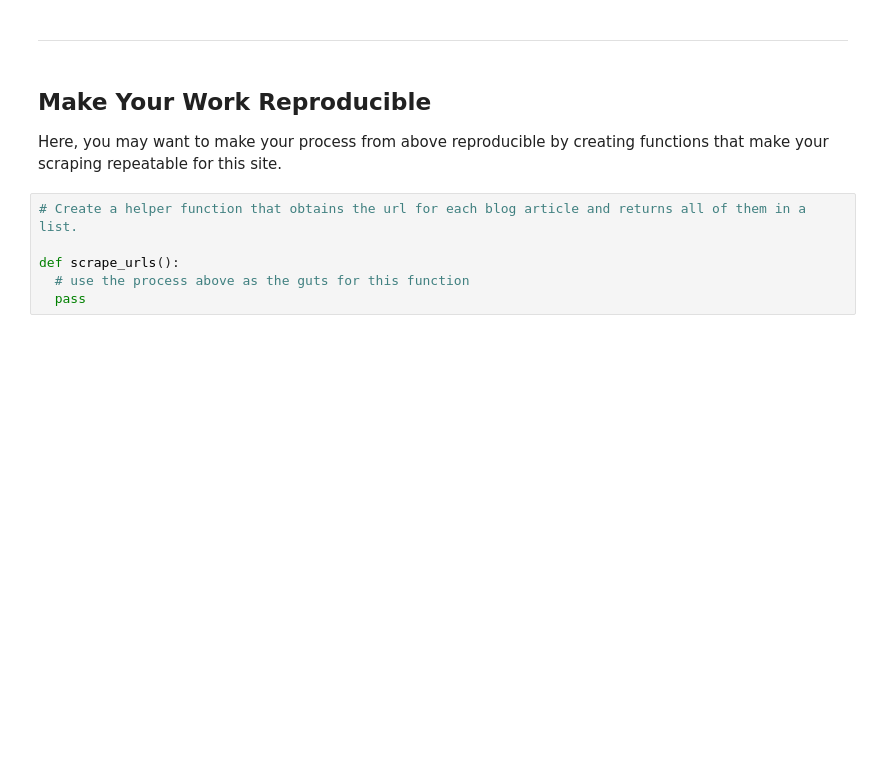
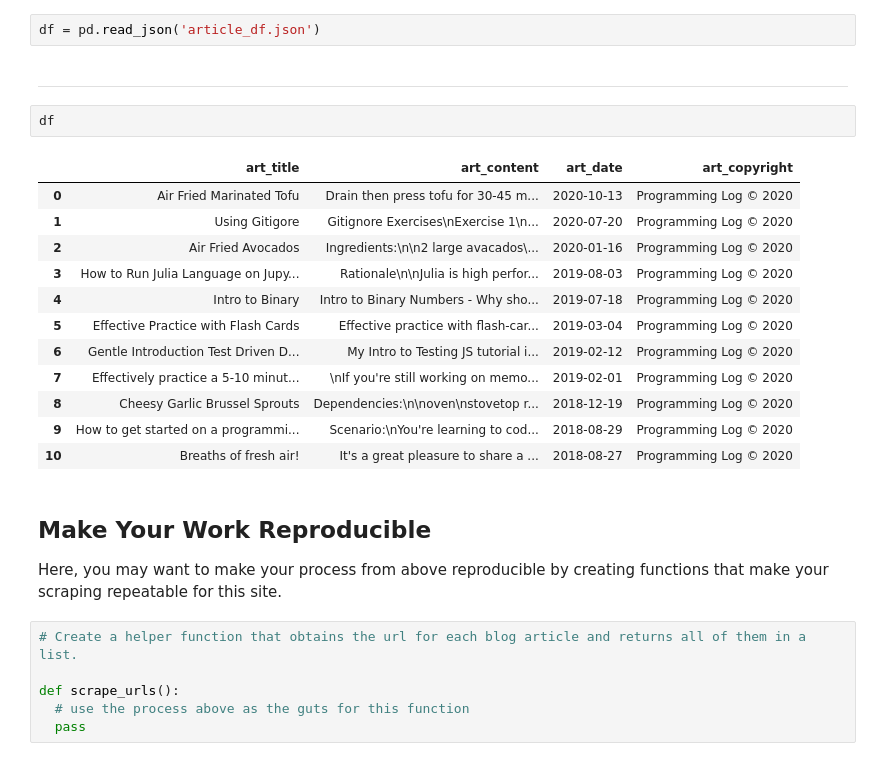
Before and after one commit to RyvynYoung/natural-language-processing-exercises, a Jupyter notebook: Copy_of_web_scraping_workflow.ipynb, the cells around one changed output. Saved outputs shown, nothing was run; the diff lists cells and outputs as text; blank space fills up the shorter version.

```diff
--- a/Copy_of_web_scraping_workflow.ipynb
+++ b/Copy_of_web_scraping_workflow.ipynb
@@ -486,5 +488,22 @@ The important part of this step is that we have our scraped data in a format tha
+# %%
+df = pd.read_json('article_df.json')
 # %% [markdown]
 ___
+# %%
+df
+# %% [output]
+|  | art_title | art_content | art_date | art_copyright |
+| 0 | Air Fried Marinated Tofu | Drain then press tofu for 30-45 m... | 2020-10-13 | Programming Log © 2020 |
+| 1 | Using Gitigore | Gitignore Exercises\nExercise 1\n... | 2020-07-20 | Programming Log © 2020 |
+| 2 | Air Fried Avocados | Ingredients:\n\n2 large avacados\... | 2020-01-16 | Programming Log © 2020 |
+| 3 | How to Run Julia Language on Jupy... | Rationale\n\nJulia is high perfor... | 2019-08-03 | Programming Log © 2020 |
+| 4 | Intro to Binary | Intro to Binary Numbers - Why sho... | 2019-07-18 | Programming Log © 2020 |
+| 5 | Effective Practice with Flash Cards | Effective practice with flash-car... | 2019-03-04 | Programming Log © 2020 |
+| 6 | Gentle Introduction Test Driven D... | My Intro to Testing JS tutorial i... | 2019-02-12 | Programming Log © 2020 |
+| 7 | Effectively practice a 5-10 minut... | \nIf you're still working on memo... | 2019-02-01 | Programming Log © 2020 |
+| 8 | Cheesy Garlic Brussel Sprouts | Dependencies:\n\noven\nstovetop r... | 2018-12-19 | Programming Log © 2020 |
+| 9 | How to get started on a programmi... | Scenario:\nYou're learning to cod... | 2018-08-29 | Programming Log © 2020 |
+| 10 | Breaths of fresh air! | It's a great pleasure to share a ... | 2018-08-27 | Programming Log © 2020 |
 # %% [markdown]
 ## Make Your Work Reproducible
 
```
Also changed, not shown: parts of 12 cells of this notebook.
